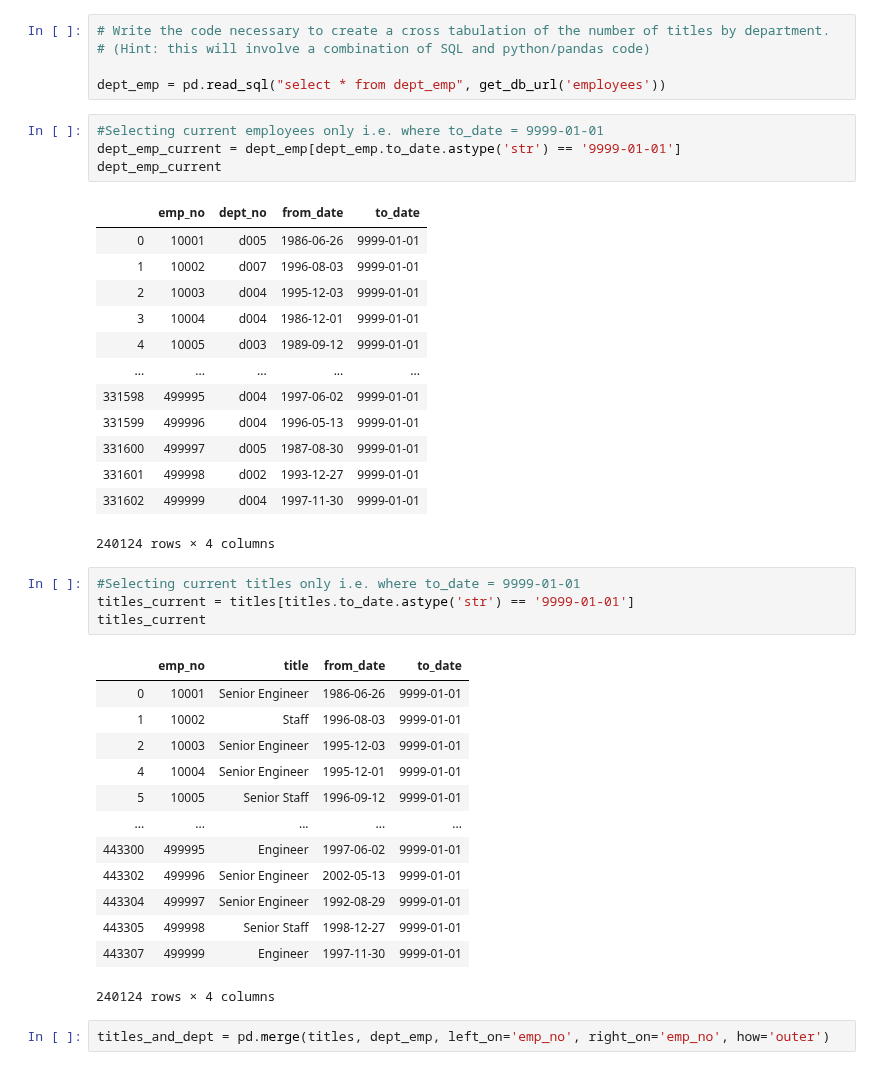
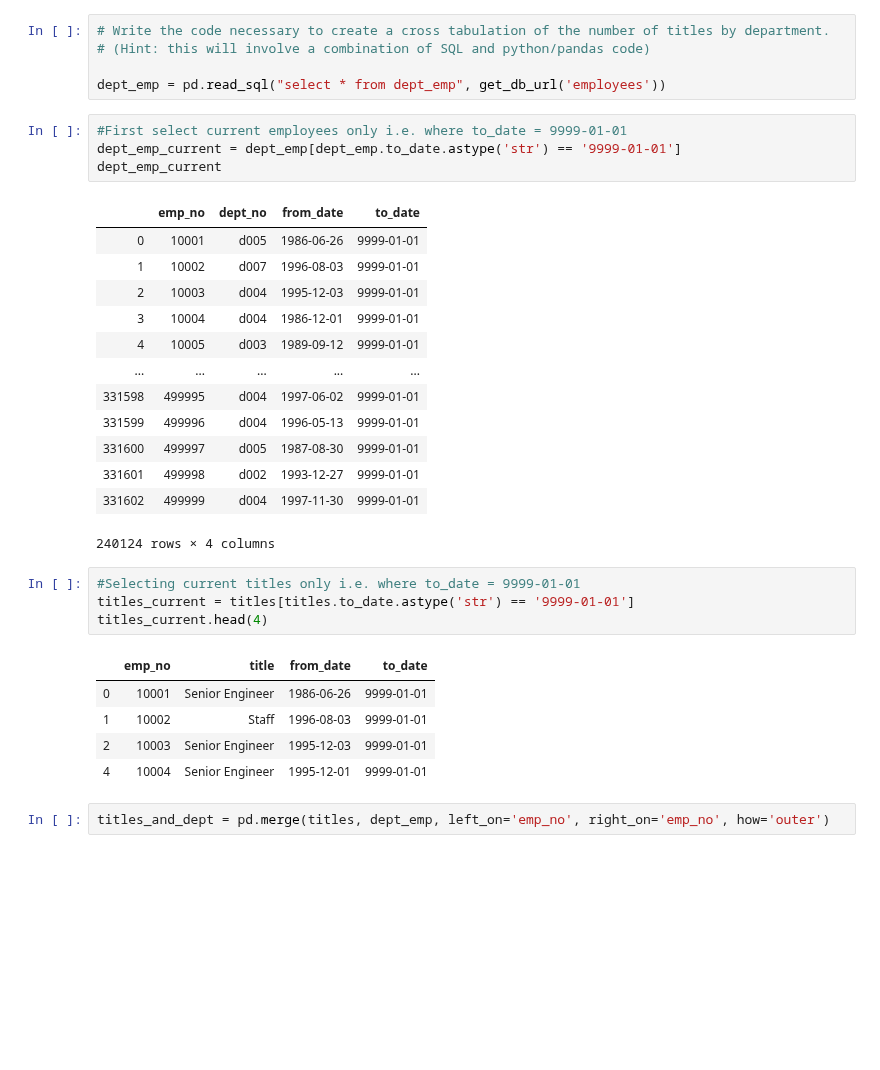
Before and after one commit to ravinder79/python-exercises, a Jupyter notebook: 4.8.4.4_advanced_dataframes.ipynb, the cells around one changed output. Drawn from its saved outputs; the diff is of its cells as text; blank space fills up the shorter version.

Commit message:
advanced dataframes

```diff
--- a/4.8.4.4_advanced_dataframes.ipynb
+++ b/4.8.4.4_advanced_dataframes.ipynb
@@ -216,7 +224,7 @@ Name: hire_date, dtype: object
 
 dept_emp = pd.read_sql("select * from dept_emp", get_db_url('employees'))
 # %%
-#Selecting current employees only i.e. where to_date = 9999-01-01
+#First select current employees only i.e. where to_date = 9999-01-01
 dept_emp_current = dept_emp[dept_emp.to_date.astype('str') == '9999-01-01']
 dept_emp_current
 # %% [output]
@@ -236,21 +244,13 @@ dept_emp_current
 # %%
 #Selecting current titles only i.e. where to_date = 9999-01-01
 titles_current = titles[titles.to_date.astype('str') == '9999-01-01']
-titles_current
+titles_current.head(4)
 # %% [output]
 |  | emp_no | title | from_date | to_date |
 | 0 | 10001 | Senior Engineer | 1986-06-26 | 9999-01-01 |
 | 1 | 10002 | Staff | 1996-08-03 | 9999-01-01 |
 | 2 | 10003 | Senior Engineer | 1995-12-03 | 9999-01-01 |
 | 4 | 10004 | Senior Engineer | 1995-12-01 | 9999-01-01 |
-| 5 | 10005 | Senior Staff | 1996-09-12 | 9999-01-01 |
-| ... | ... | ... | ... | ... |
-| 443300 | 499995 | Engineer | 1997-06-02 | 9999-01-01 |
-| 443302 | 499996 | Senior Engineer | 2002-05-13 | 9999-01-01 |
-| 443304 | 499997 | Senior Engineer | 1992-08-29 | 9999-01-01 |
-| 443305 | 499998 | Senior Staff | 1998-12-27 | 9999-01-01 |
-| 443307 | 499999 | Engineer | 1997-11-30 | 9999-01-01 |
-240124 rows × 4 columns
 # %%
 titles_and_dept = pd.merge(titles, dept_emp, left_on='emp_no', right_on='emp_no', how='outer')
 # %%
```
Also changed, not shown: parts of 9 cells of this notebook.
